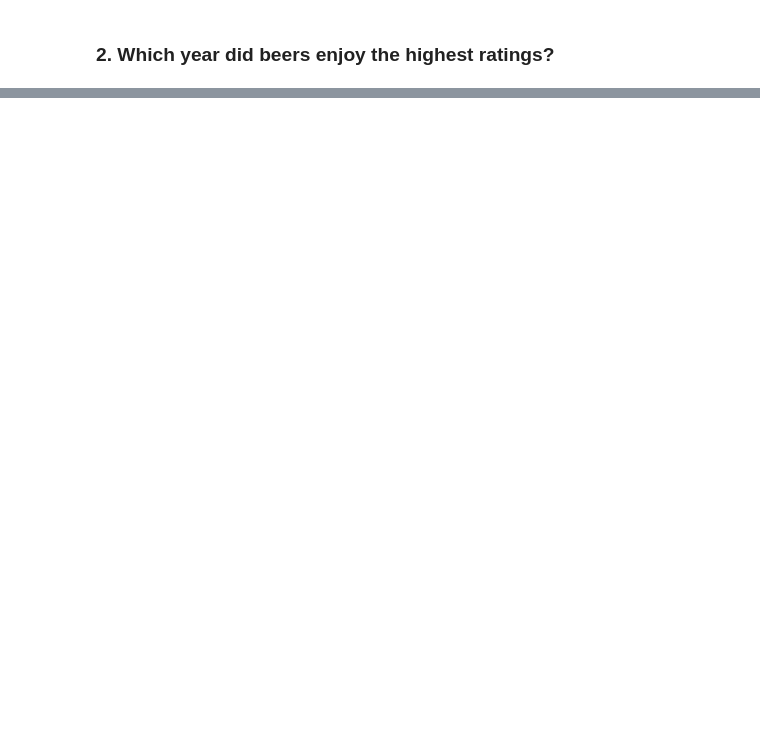
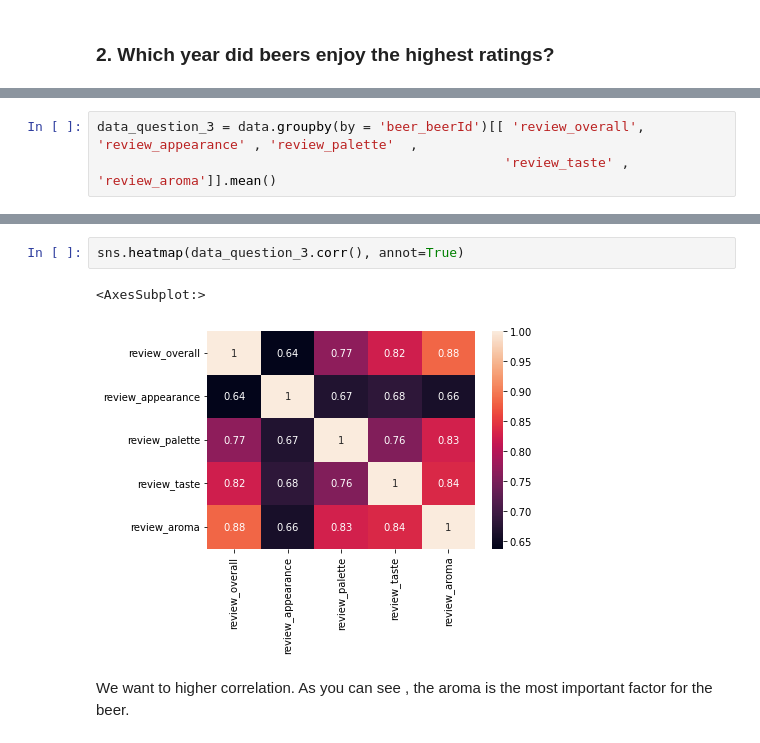
Before and after one commit to tugceturkkal/Data-Projects, a Jupyter notebook: Beer Data Analysis.ipynb, the cells around one changed output, grey strips where cells are left out. Saved outputs shown, nothing was run; the diff lists cells and outputs as text; blank space fills up the shorter version.

```diff
--- a/Beer Data Analysis.ipynb
+++ b/Beer Data Analysis.ipynb
@@ -150,0 +179,3 @@ data["review_year"] = pd.to_datetime(data["review_time"], unit="s").dt.year
+# %%
+data_question_3 = data.groupby(by = 'beer_beerId')[[ 'review_overall', 'review_appearance' , 'review_palette'  ,
+                                                    'review_taste' , 'review_aroma']].mean()
@@ -150,0 +191,7 @@ data["review_year"] = pd.to_datetime(data["review_time"], unit="s").dt.year
+# %%
+sns.heatmap(data_question_3.corr(), annot=True)
+# %% [output]
+<AxesSubplot:>
+[figure, added]
+# %% [markdown]
+We want to higher correlation. As you can see , the aroma is the most important factor for the beer.
```
Also changed, not shown: parts of 6 cells of this notebook.
